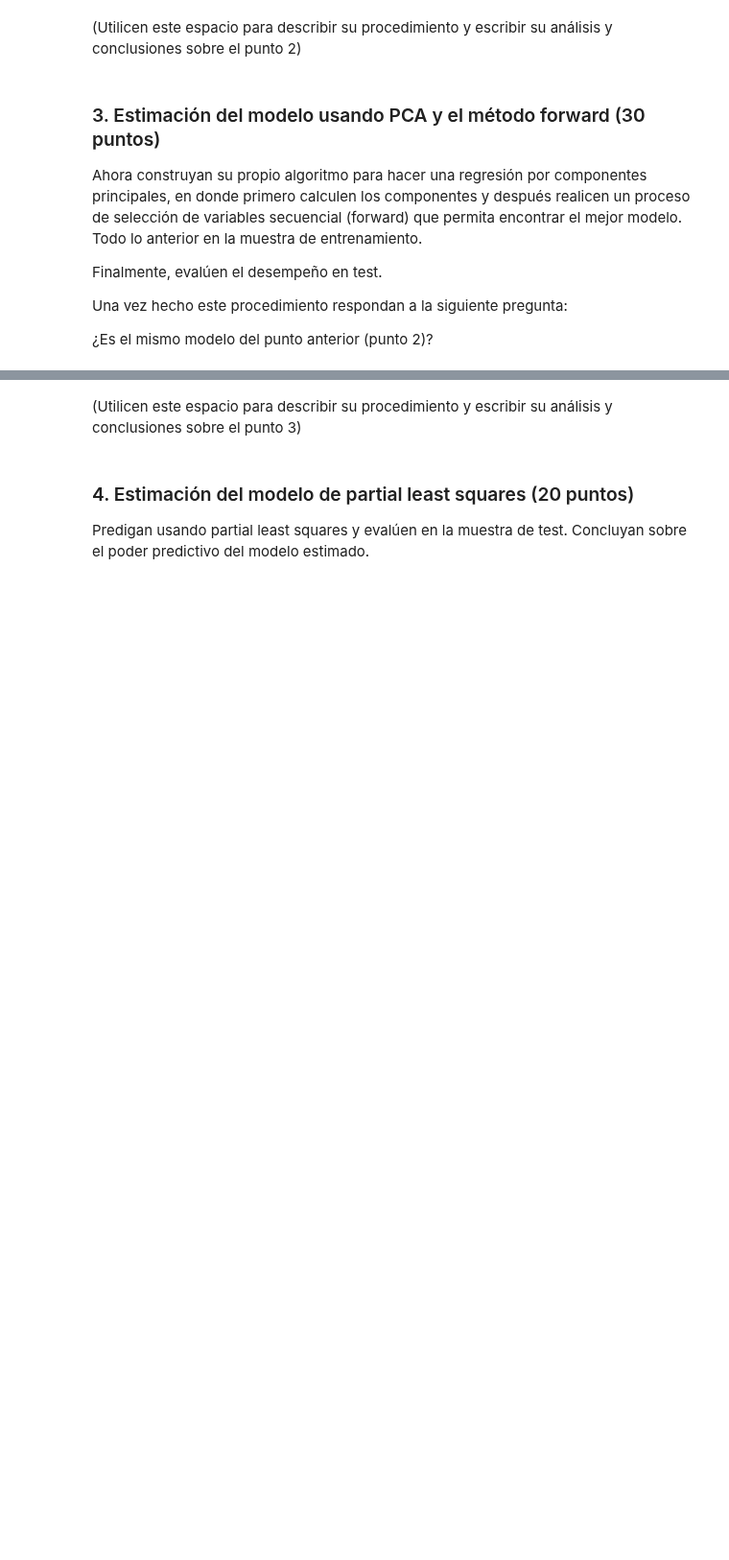
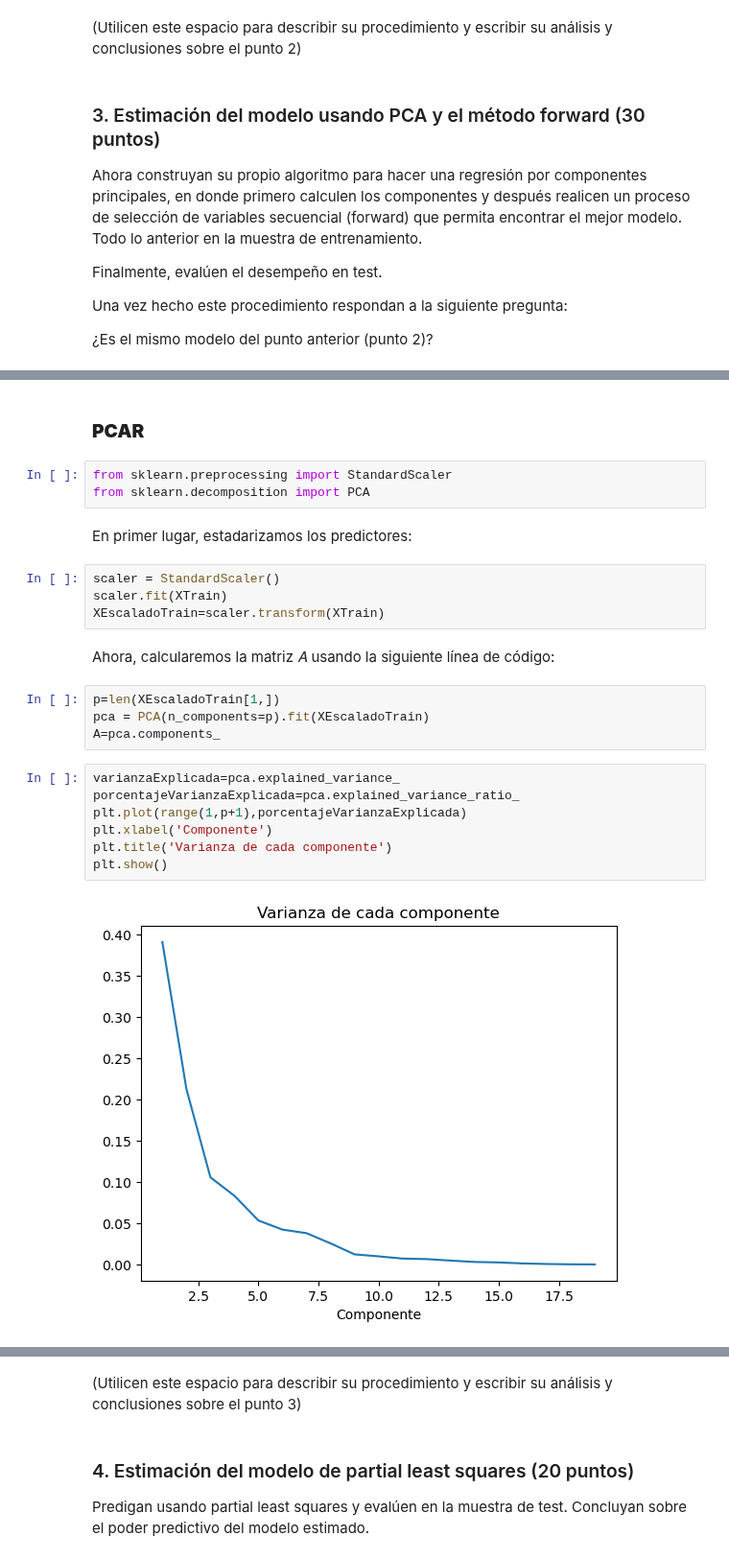
Before and after one commit to carrasquintero/Entrega_ETL, a Jupyter notebook: Caso modelos lineales para regresión, muestreo y selección del mejor modelo.ipynb, the cells around one changed output, grey strips where cells are left out. Shown at 96% size. Saved outputs shown, nothing was run; the diff lists cells and outputs as text; blank space fills up the shorter version.

```diff
--- a/Caso modelos lineales para regresión, muestreo y selección del mejor modelo.ipynb
+++ b/Caso modelos lineales para regresión, muestreo y selección del mejor modelo.ipynb
@@ -135,0 +241,27 @@ Una vez hecho este procedimiento respondan a la siguiente pregunta:
+# %% [markdown]
+### **PCAR**
+# %%
+from sklearn.preprocessing import StandardScaler
+from sklearn.decomposition import PCA
+# %% [markdown]
+En primer lugar, estadarizamos los predictores:
+# %%
+scaler = StandardScaler()
+scaler.fit(XTrain)
+XEscaladoTrain=scaler.transform(XTrain)
+# %% [markdown]
+Ahora, calcularemos la matriz  𝐴
+  usando la siguiente línea de código:
+# %%
+p=len(XEscaladoTrain[1,])
+pca = PCA(n_components=p).fit(XEscaladoTrain)
+A=pca.components_
+# %%
+varianzaExplicada=pca.explained_variance_
+porcentajeVarianzaExplicada=pca.explained_variance_ratio_
+plt.plot(range(1,p+1),porcentajeVarianzaExplicada)
+plt.xlabel('Componente')
+plt.title('Varianza de cada componente')
+plt.show()
+# %% [output]
+[figure, added]
```
Also changed, not shown: parts of 18 cells of this notebook.
